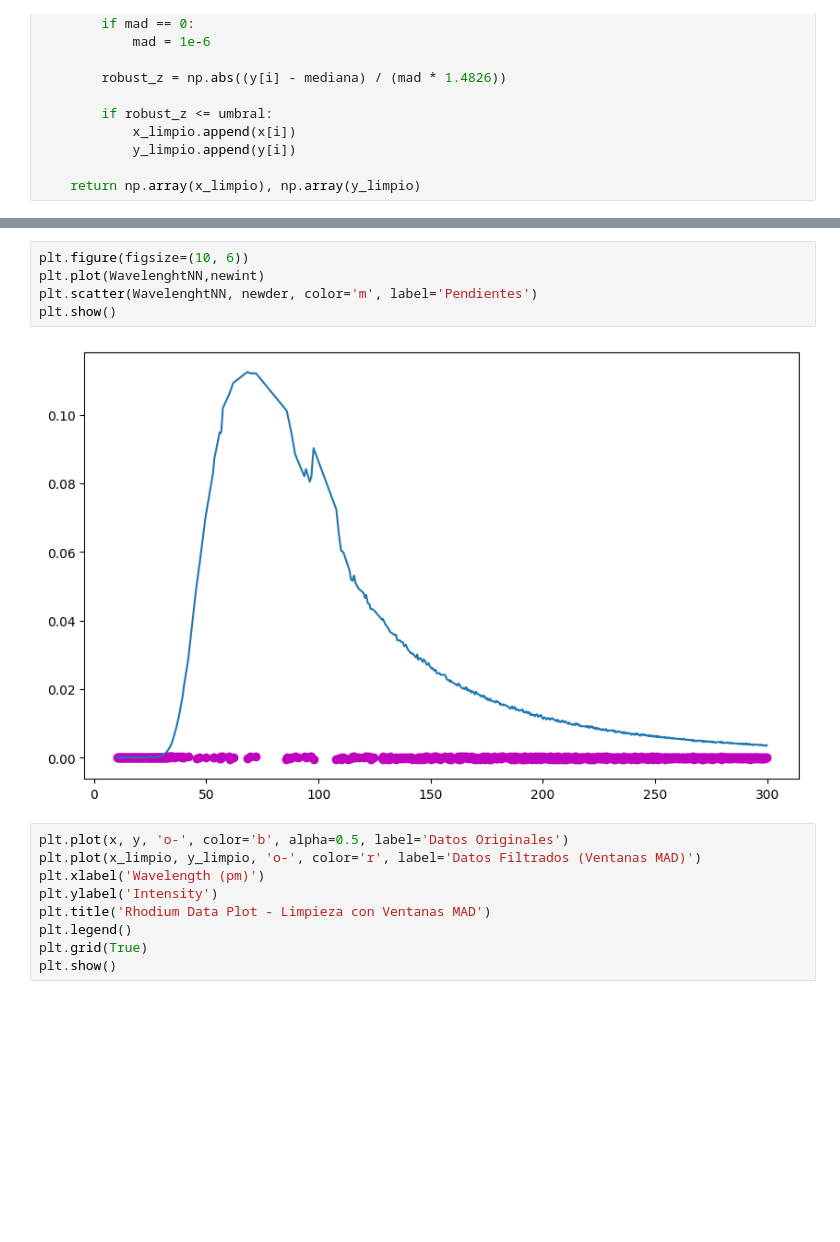
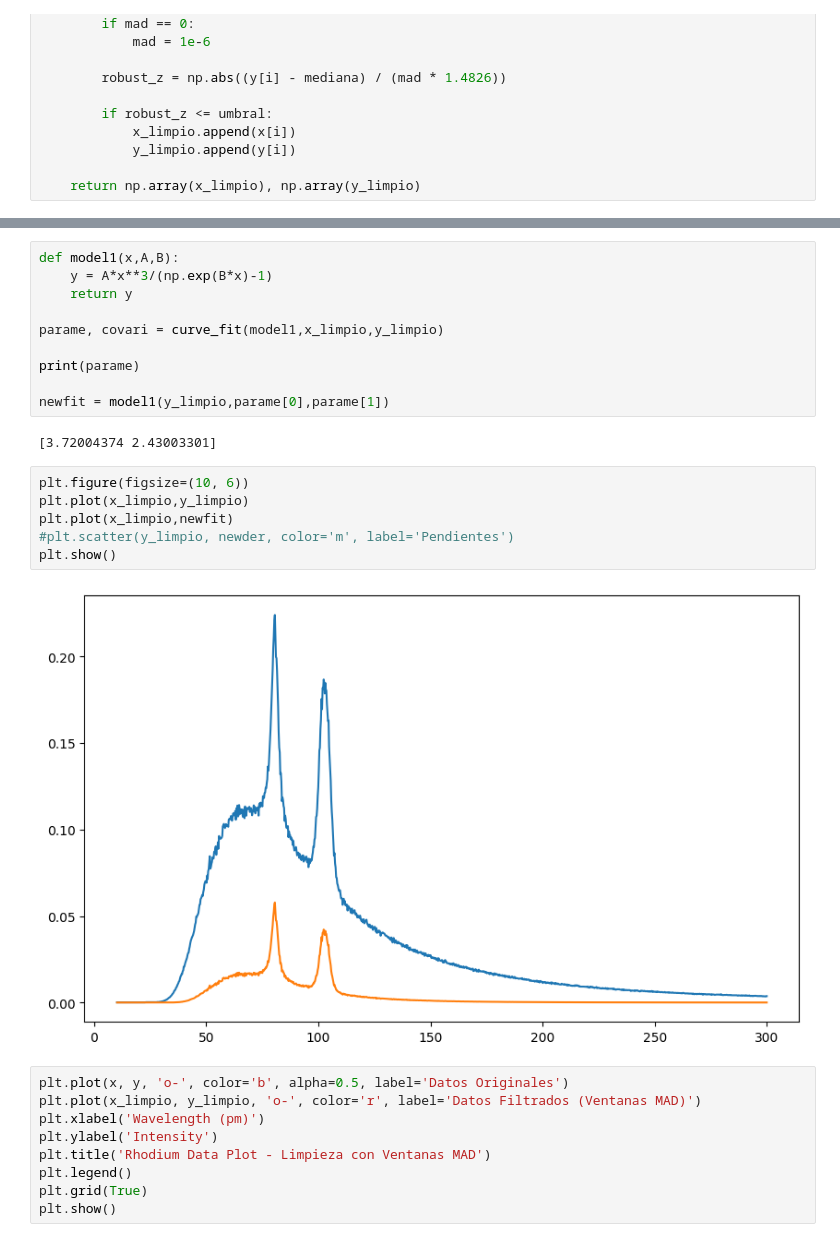
Before and after one commit to AndresitOort/Metodos2, a Jupyter notebook: Punto_1/MinimosCuadradosError.ipynb, the cells around one changed output, grey strips where cells are left out. Saved outputs shown, nothing was run; the diff lists cells and outputs as text; blank space fills up the shorter version.

```diff
--- a/Punto_1/MinimosCuadradosError.ipynb
+++ b/Punto_1/MinimosCuadradosError.ipynb
@@ -114,13 +115,26 @@ print(newder.shape[0])
  -1.e-04  1.e-04 -1.e-04  1.e-04 -1.e-04  1.e-04 -1.e-04 -1.e-04  1.e-04
  -1.e-04  0.e+00  0.e+00 -1.e-04  2.e-04  0.e+00]
 690
+# %%
+def model1(x,A,B):
+    y = A*x**3/(np.exp(B*x)-1)
+    return y
+
+parame, covari = curve_fit(model1,x_limpio,y_limpio)
+
+print(parame)
+
+newfit = model1(y_limpio,parame[0],parame[1])
+# %% [output]
+[3.72004374 2.43003301]
 # %%
 plt.figure(figsize=(10, 6))
-plt.plot(WavelenghtNN,newint)
-plt.scatter(WavelenghtNN, newder, color='m', label='Pendientes')
+plt.plot(x_limpio,y_limpio)
+plt.plot(x_limpio,newfit)
+#plt.scatter(y_limpio, newder, color='m', label='Pendientes')
 plt.show()
 # %% [output]
-[figure, old version]
+[figure, new version]
 # %%
 plt.plot(x, y, 'o-', color='b', alpha=0.5, label='Datos Originales')
 plt.plot(x_limpio, y_limpio, 'o-', color='r', label='Datos Filtrados (Ventanas MAD)')
```
Also changed, not shown: parts of 3 cells of this notebook, 2 other files.
